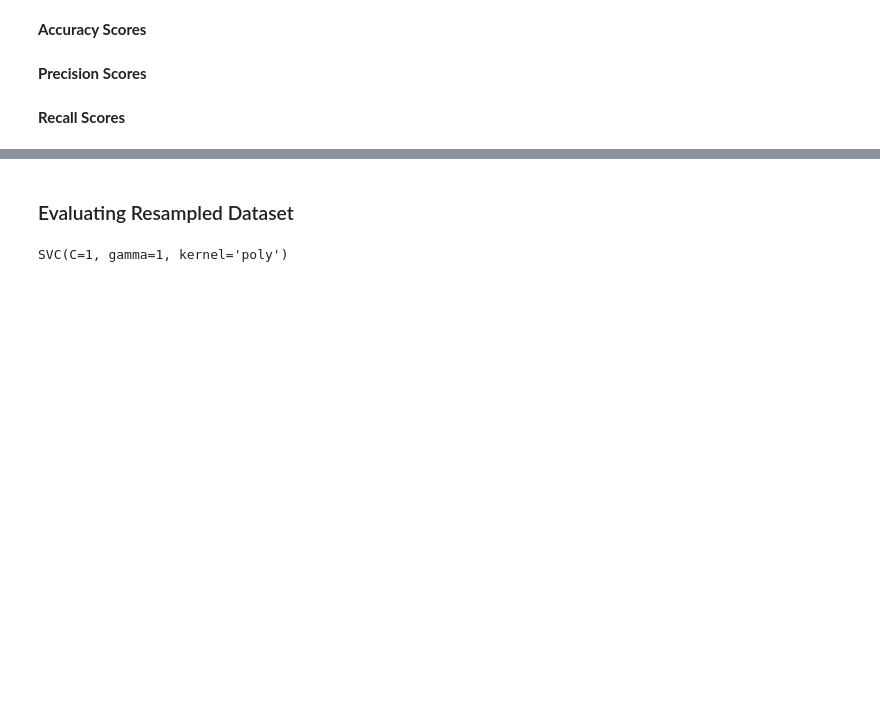
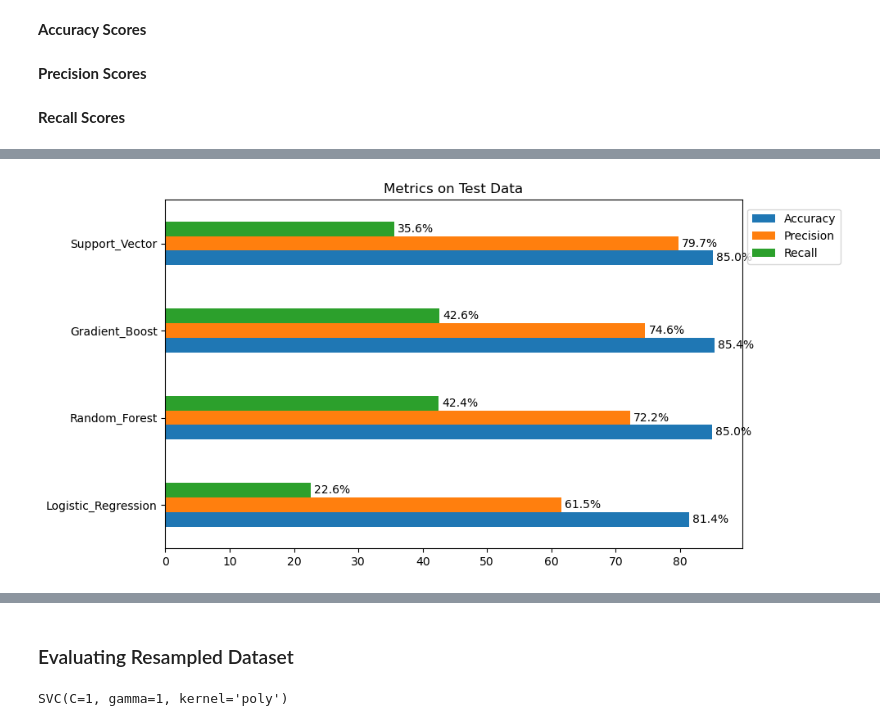
Before and after one commit to Tobiodedere1211/customer-churn-with-ANN, a Jupyter notebook: feature-engineering_model_builing.ipynb, the cells around one changed output, grey strips where cells are left out. Cells and saved outputs as stored; diff of their text form; code cells hidden in the pictures; blank space fills up the shorter version.

```diff
--- a/feature-engineering_model_builing.ipynb
+++ b/feature-engineering_model_builing.ipynb
@@ -323,5 +350,6 @@ precision_svc = precision_score(y_test, y_pred_svc)
 # %%
-recall_logistic_reg = recall_score(y_test, y_pred_log)
-recall_random_forest = recall_score(y_test, y_pred_forest)
-recall_gradient_boost = recall_score(y_test, y_pred_grad)
-recall_svc = recall_score(y_test, y_pred_svc)
+# Recall Score on Test Set
+recall_logistic_reg = recall_score(y_test, y_pred_log) * 100
+recall_random_forest = recall_score(y_test, y_pred_forest) * 100
+recall_gradient_boost = recall_score(y_test, y_pred_grad) * 100
+recall_svc = recall_score(y_test, y_pred_svc) * 100
@@ -363,0 +393,11 @@ Name: count, dtype: int64
+# %%
+ax2 = metrics_data.plot.barh(figsize=(10,5))
+plt.title("Metrics on Test Data")
+plt.legend(loc='lower left', bbox_to_anchor=(1,0.8))
+for bars in ax2.containers:
+    #ax.bar_label(bars, fmt="%.2f", label_type='edge', padding=3)
+    ax2.bar_label(bars, fmt="%.1f%%", label_type='edge', padding=3)  # this adds labels as percentage
+plt.tight_layout()
+plt.show()
+# %% [output]
+[figure, added]
```
Also changed, not shown: parts of 45 cells of this notebook.
